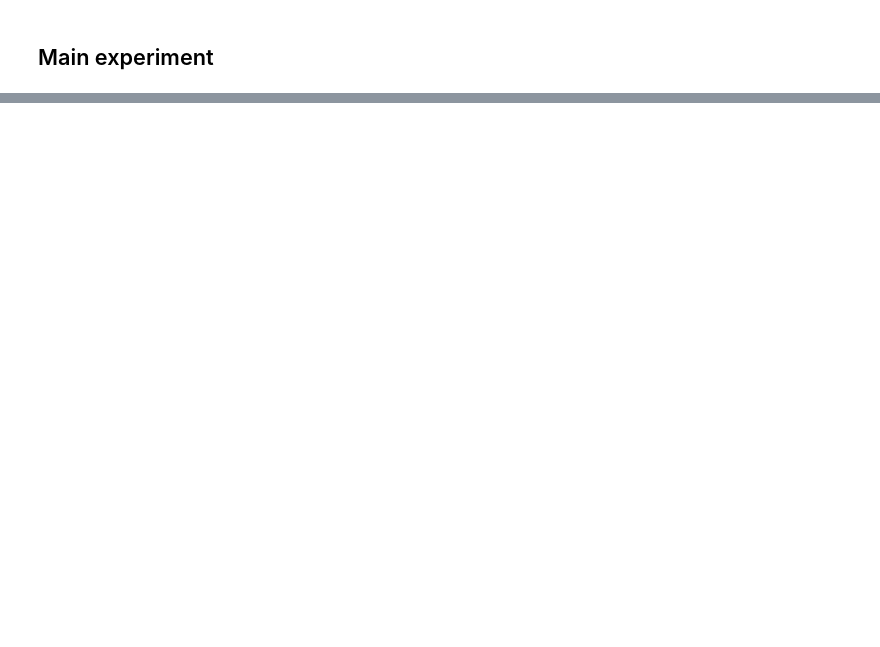
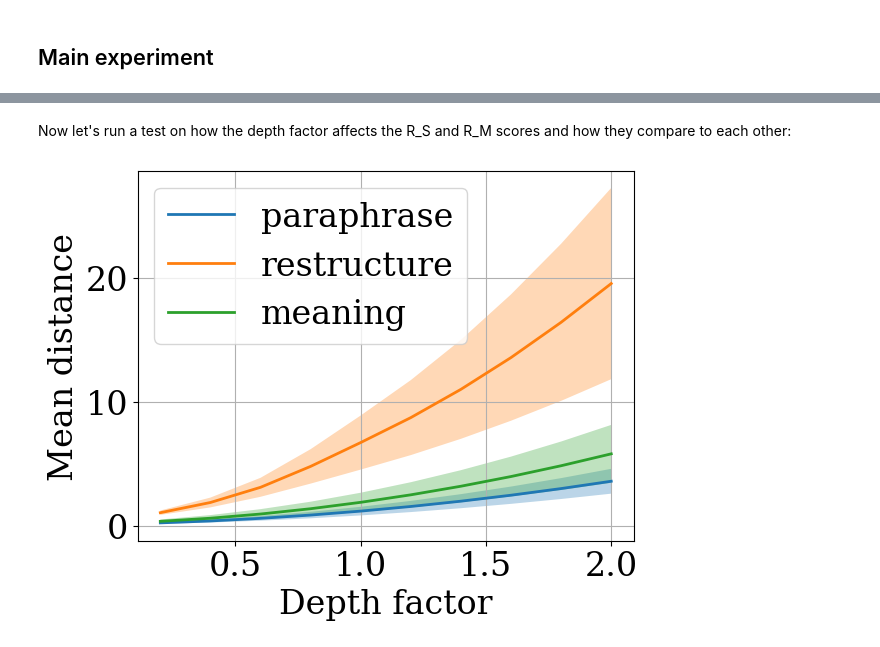
Before and after one commit to intsystems/Sobolevsky-BS-Thesis, a Jupyter notebook: code/tted_tests.ipynb, the cells around one changed output, grey strips where cells are left out. Drawn from its saved outputs; the diff is of its cells as text; code cells hidden in the pictures; blank space fills up the shorter version.

```diff
--- a/code/tted_tests.ipynb
+++ b/code/tted_tests.ipynb
@@ -230,2 +214,10 @@ scores_dict['Without context'], times_dict['Without context'] = run_test('tted',
+# %%
+# Experiment without context usage
+model.similarity_fn_name = SimilarityFunction.COSINE
+def dist(a_embedding, b_embedding):
+    return float(1 - model.similarity(a_embedding, b_embedding))
+
+dist_args = [model.encode, dist, 1.0, False]
+scores_dict['Without context'], times_dict['Without context'] = run_test('tted', dist_args)
 # %%
 times_dict
@@ -250,0 +265,37 @@ plot_scores(scores_dict['baseline'], 'Baseline method', '../paper/img/baseline_r
+# %% [markdown]
+Now let's run a test on how the depth factor affects the R_S and R_M scores and how they compare to each other:
+# %%
+model = SentenceTransformer('paraphrase-multilingual-mpnet-base-v2')
+def cos_dist(a_embedding, b_embedding):
+    return float(1 - model.similarity(a_embedding, b_embedding))
+
+df_range = np.arange(0.2, 2.2, 0.2)
+df_mean = {'paraphrase': [], 'restructure': [], 'meaning': [], 'R_restructure': [], 'R_meaning': []}
+df_std = {'paraphrase': [], 'restructure': [], 'meaning': [], 'R_restructure': [], 'R_meaning': []}
+exps = ['paraphrase', 'restructure', 'meaning']
+
+for df in df_range:
+    dist_args = [model.encode, dist, df, True]
+    df_scores, _ = run_test('tted', dist_args)
+
+    for exp in exps:
+        df_mean[exp].append(np.mean(df_scores[exp]))
+        df_std[exp].append(np.std(df_scores[exp]))
+
+    for exp in ('meaning', 'restructure'):
+        quality_coeffs = [a / b for a, b in zip(df_scores['paraphrase'], df_scores[exp])]
+        df_mean['R_'+exp].append(np.mean(quality_coeffs))
+        df_std['R_'+exp].append(np.std(quality_coeffs))
+# %%
+for exp in exps:
+    plt.plot(df_range, df_mean[exp], label=exp)
+    plt.fill_between(df_range, np.array(df_mean[exp]) - np.array(df_std[exp]), np.array(df_mean[exp]) + np.array(df_std[exp]), alpha=0.3)
+
+plt.xlabel('Depth factor')
+plt.ylabel('Mean distance')
+plt.legend()
+plt.grid()
+
+plt.show()
+# %% [output]
+[figure, added]
```
Also changed, not shown: parts of 15 cells of this notebook, 28 other files.
